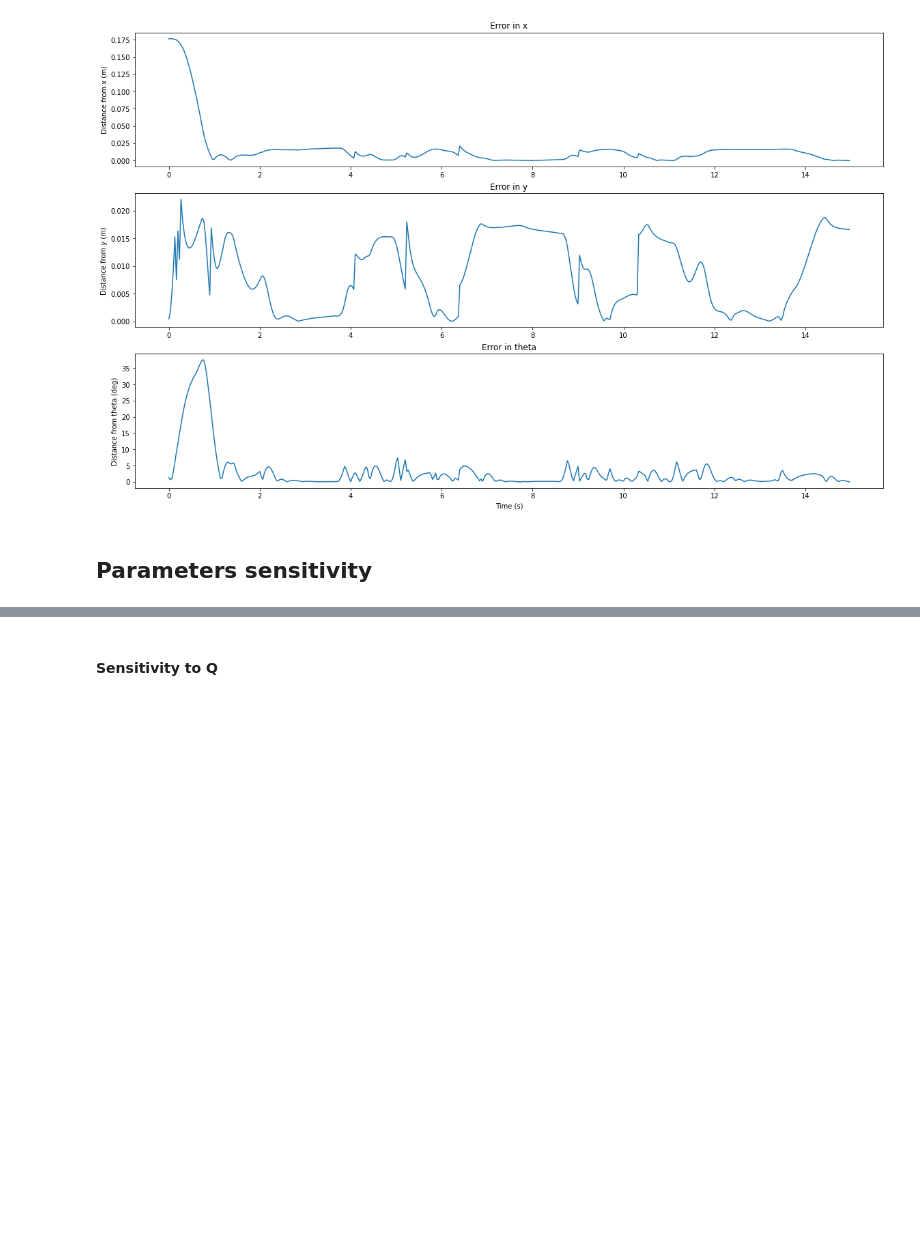
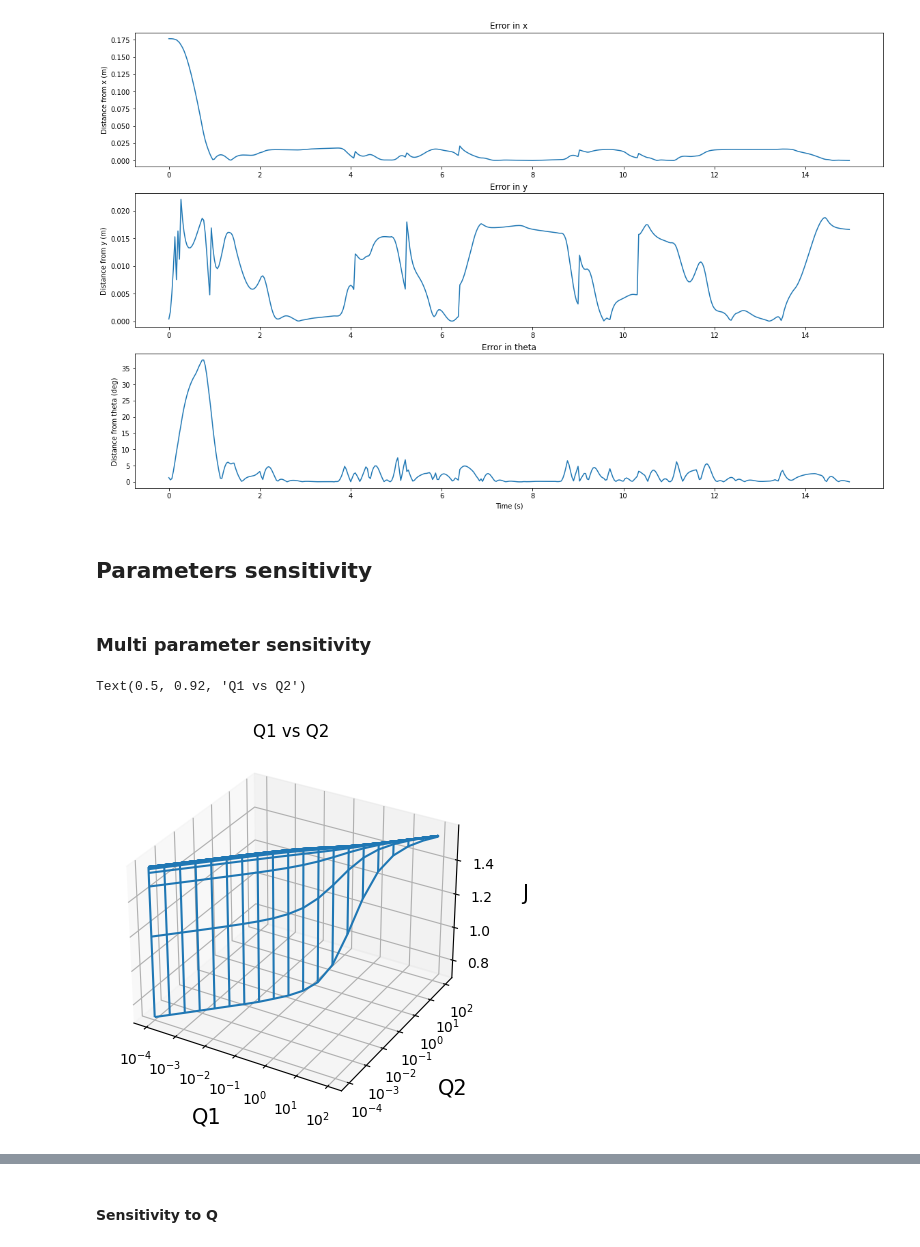
Before and after one commit to giuliovv/duckrace, a Jupyter notebook: casadi_mpc.ipynb, the cells around one changed output, grey strips where cells are left out. Cells and saved outputs as stored; diff of their text form; code cells hidden in the pictures; blank space fills up the shorter version.

```diff
--- a/casadi_mpc.ipynb
+++ b/casadi_mpc.ipynb
@@ -348,3 +348,5 @@ Text(0.5, 0, 'Time (s)')
 [figure]
 # %% [markdown]
 ## Parameters sensitivity
+# %% [markdown]
+### Multi parameter sensitivity
@@ -350,0 +395,30 @@ Text(0.5, 0, 'Time (s)')
+# %%
+import matplotlib.ticker as mticker
+import matplotlib as mpl
+
+mpl.style.use("default")
+ax = plt.axes(projection='3d')
+ax.plot_wireframe(np.log10(np.logspace(-4, 2, 20)), np.log10(np.logspace(-4, 2, 20)), np.array(errors_Q), label="J")
+
+# My axis should display 10⁻¹ but you can switch to e-notation 1.00e+01
+def log_tick_formatter(val, pos=None):
+    return f"$10^{{{int(val)}}}$"  # remove int() if you don't use MaxNLocator
+    #return f"{10**val:.2e}"      # e-Notation
+
+ax.xaxis.set_major_formatter(mticker.FuncFormatter(log_tick_formatter))
+ax.xaxis.set_major_locator(mticker.MaxNLocator(integer=True))
+
+ax.yaxis.set_major_formatter(mticker.FuncFormatter(log_tick_formatter))
+ax.yaxis.set_major_locator(mticker.MaxNLocator(integer=True))
+
+ax.set_xlabel('Q1', fontsize=15, rotation=0, labelpad=10)
+ax.set_ylabel('Q2', fontsize=15, labelpad=15)
+ax.set_zlabel('J', fontsize=15, rotation=0, labelpad=10)
+ax.yaxis.set_rotate_label(False)
+
+ax.grid(True)
+
+ax.set_title('Q1 vs Q2')
+# %% [output]
+Text(0.5, 0.92, 'Q1 vs Q2')
+[figure, added]
```
Also changed, not shown: parts of 3 cells of this notebook, 10 other files.
